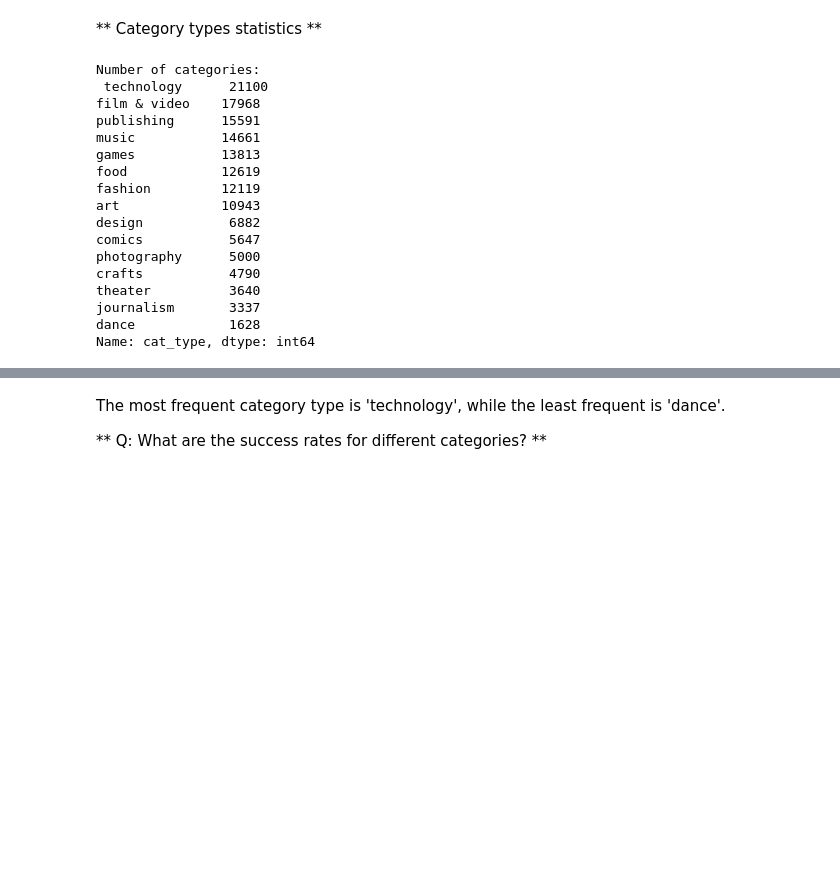
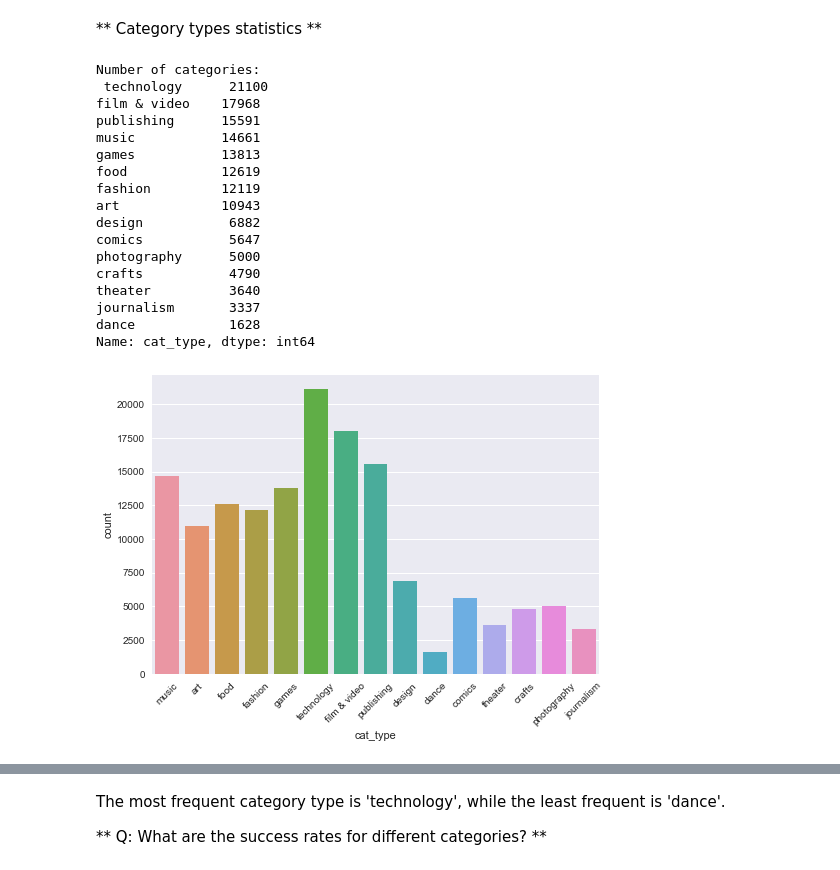
Before and after one commit to vlcekl/ds-crowdfunding, a Jupyter notebook: notebooks/statistics.ipynb, the cells around one changed output, grey strips where cells are left out. Drawn from its saved outputs; the diff is of its cells as text; code cells hidden in the pictures; blank space fills up the shorter version.

```diff
--- a/notebooks/statistics.ipynb
+++ b/notebooks/statistics.ipynb
@@ -603,21 +603,25 @@ Name: category, dtype: int64
 ** Category types statistics **
 # %%
 print("Number of categories:\n", df['cat_type'].value_counts())
+cat_counts = df['cat_type'].value_counts()
+sns.countplot(df['cat_type'])
+plt.xticks(rotation=45)
 # %% [output]
 Number of categories:
  technology      21100
 film & video    17968
 publishing      15591
 music           14661
 games           13813
 food            12619
 fashion         12119
 art             10943
 design           6882
 comics           5647
 photography      5000
 crafts           4790
 theater          3640
 journalism       3337
 dance            1628
 Name: cat_type, dtype: int64
+[figure, added]
```
Also changed, not shown: parts of 28 cells of this notebook, 11 other files.
